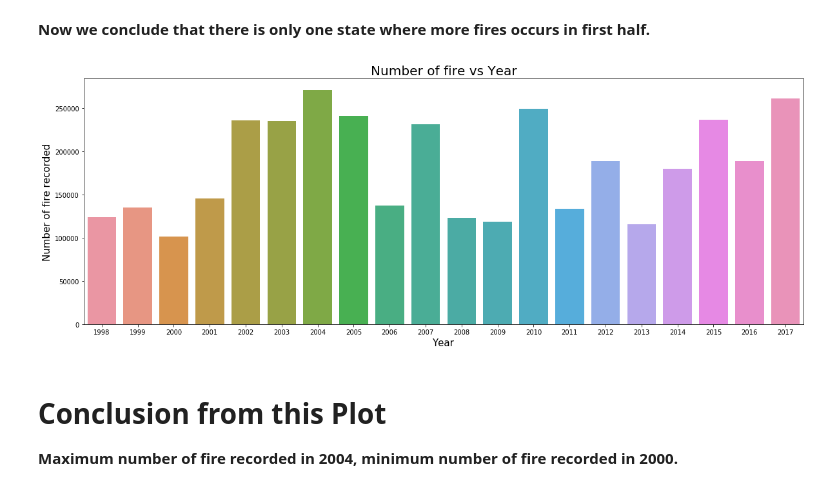
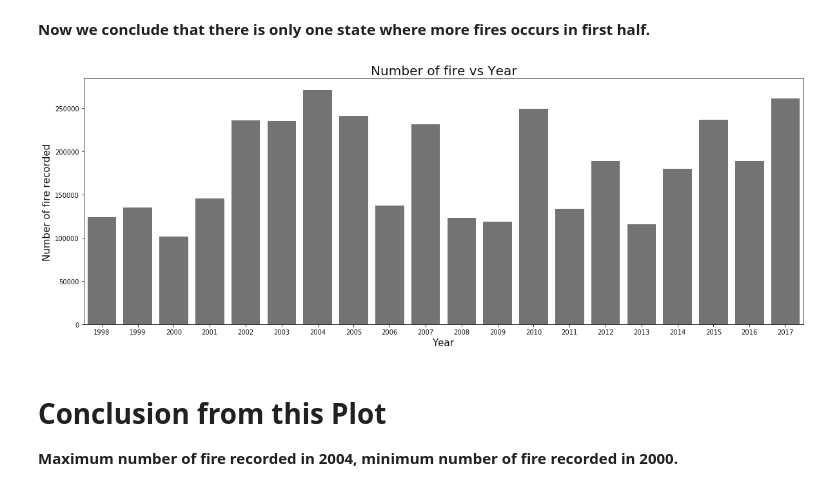
Before and after one commit to jhalani1999/Forest-fire-in-Brazil, a Jupyter notebook: forest_fires_in_brazil.ipynb, the cells around one changed output. Cells and saved outputs as stored; diff of their text form; code cells hidden in the pictures.

```diff
--- a/forest_fires_in_brazil.ipynb
+++ b/forest_fires_in_brazil.ipynb
@@ -122,13 +124,15 @@ df_year = dataframe_original.groupby('year').sum().reset_index()
 # %%
 plt.figure(figsize=(20,7))
 plt.xticks(np.arange(1998, 2018, 1))
-sns.barplot(x = df_year['year'], y = df_year['number'])
-plt.xlabel('Year', fontsize=15)
-plt.ylabel('Number of fire recorded', fontsize=15)
-plt.title(label = 'Number of fire vs Year', fontsize=20)
+sns.barplot(x = df_year['year'], y = df_year['number'], color="#737373")
+plt.xticks(color="#121212")
+plt.yticks(color="#121212")
+plt.xlabel('Year', fontsize=15, color="#121212")
+plt.ylabel('Number of fire recorded', fontsize=15, color="#121212")
+plt.title(label = 'Number of fire vs Year', fontsize=20, color="#121212")
 plt.show()
 # %% [output]
-[figure, old version]
+[figure, new version]
 # %% [markdown]
 # Conclusion from this Plot
 **Maximum number of fire recorded in 2004, minimum number of fire recorded in 2000.**
```
Also changed, not shown: parts of 11 cells of this notebook.
